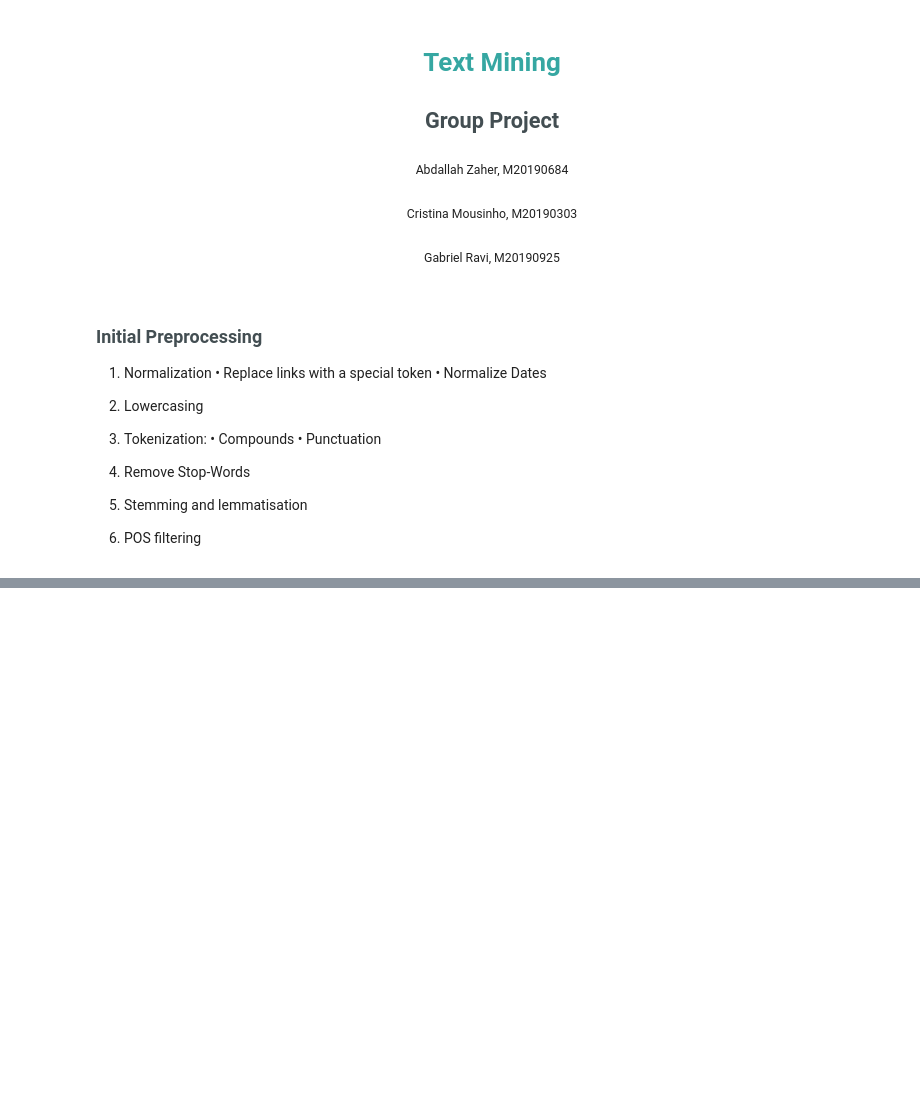
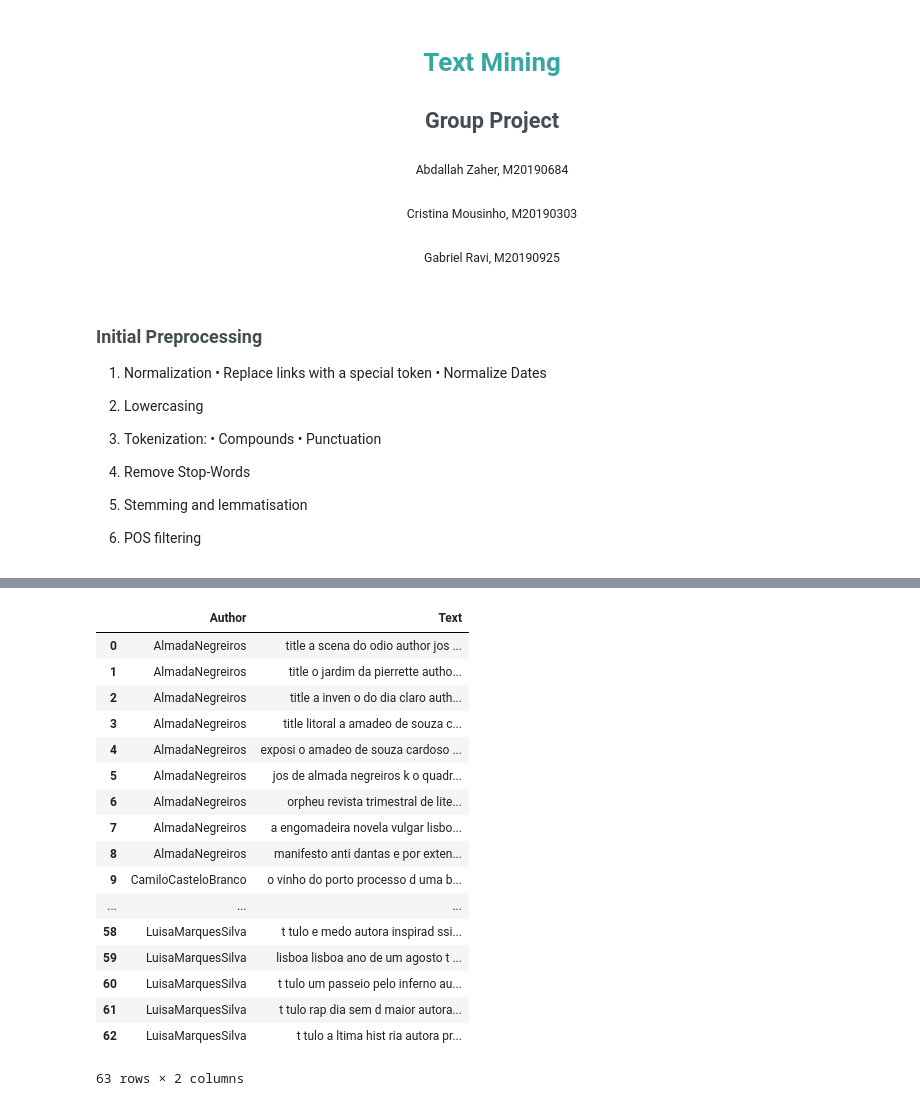
Before and after one commit to AbdallahZaher/TextMining, a Jupyter notebook: Text Mining - code.ipynb, the cells around one changed output, grey strips where cells are left out. Drawn from its saved outputs; the diff is of its cells as text; code cells hidden in the pictures; blank space fills up the shorter version.

```diff
--- a/Text Mining - code.ipynb
+++ b/Text Mining - code.ipynb
@@ -82,0 +87,24 @@ lemma = WordNetLemmatizer()
+# %%
+def clean(text_list, lemmatize, stemmer):
+    updates = []
+    for j in tqdm(range(len(text_list))):
+
+        text = text_list[j]
+        text = text.lower()
+        text = re.sub("[^a-zA-Z]", ' ', text)
+        text = BeautifulSoup(text).get_text()
+
+        if lemmatize:
+            text = " ".join(lemma.lemmatize(word) for word in text.split())
+
+        if stemmer:
+            text = " ".join(snowball_stemmer.stem(word) for word in text.split())
+
+        updates.append(text)
+
+    return updates
+
+def update_df(dataframe, list_updated):
+    dataframe.update(pd.DataFrame({"Text": list_updated}))
+# %%
+updates = clean(train_df["Text"], lemmatize = True, stemmer = False)
@@ -82,0 +113,22 @@ lemma = WordNetLemmatizer()
+# %%
+update_df(train_df, updates)
+train_df
+# %% [output]
+|  | Author | Text |
+| 0 | AlmadaNegreiros | title a scena do odio author jos ... |
+| 1 | AlmadaNegreiros | title o jardim da pierrette autho... |
+| 2 | AlmadaNegreiros | title a inven o do dia claro auth... |
+| 3 | AlmadaNegreiros | title litoral a amadeo de souza c... |
+| 4 | AlmadaNegreiros | exposi o amadeo de souza cardoso ... |
+| 5 | AlmadaNegreiros | jos de almada negreiros k o quadr... |
+| 6 | AlmadaNegreiros | orpheu revista trimestral de lite... |
+| 7 | AlmadaNegreiros | a engomadeira novela vulgar lisbo... |
+| 8 | AlmadaNegreiros | manifesto anti dantas e por exten... |
+| 9 | CamiloCasteloBranco | o vinho do porto processo d uma b... |
+| ... | ... | ... |
+| 58 | LuisaMarquesSilva | t tulo e medo autora inspirad ssi... |
+| 59 | LuisaMarquesSilva | lisboa lisboa ano de um agosto t ... |
+| 60 | LuisaMarquesSilva | t tulo um passeio pelo inferno au... |
+| 61 | LuisaMarquesSilva | t tulo rap dia sem d maior autora... |
+| 62 | LuisaMarquesSilva | t tulo a ltima hist ria autora pr... |
+63 rows × 2 columns
```
Also changed, not shown: parts of 11 cells of this notebook.
